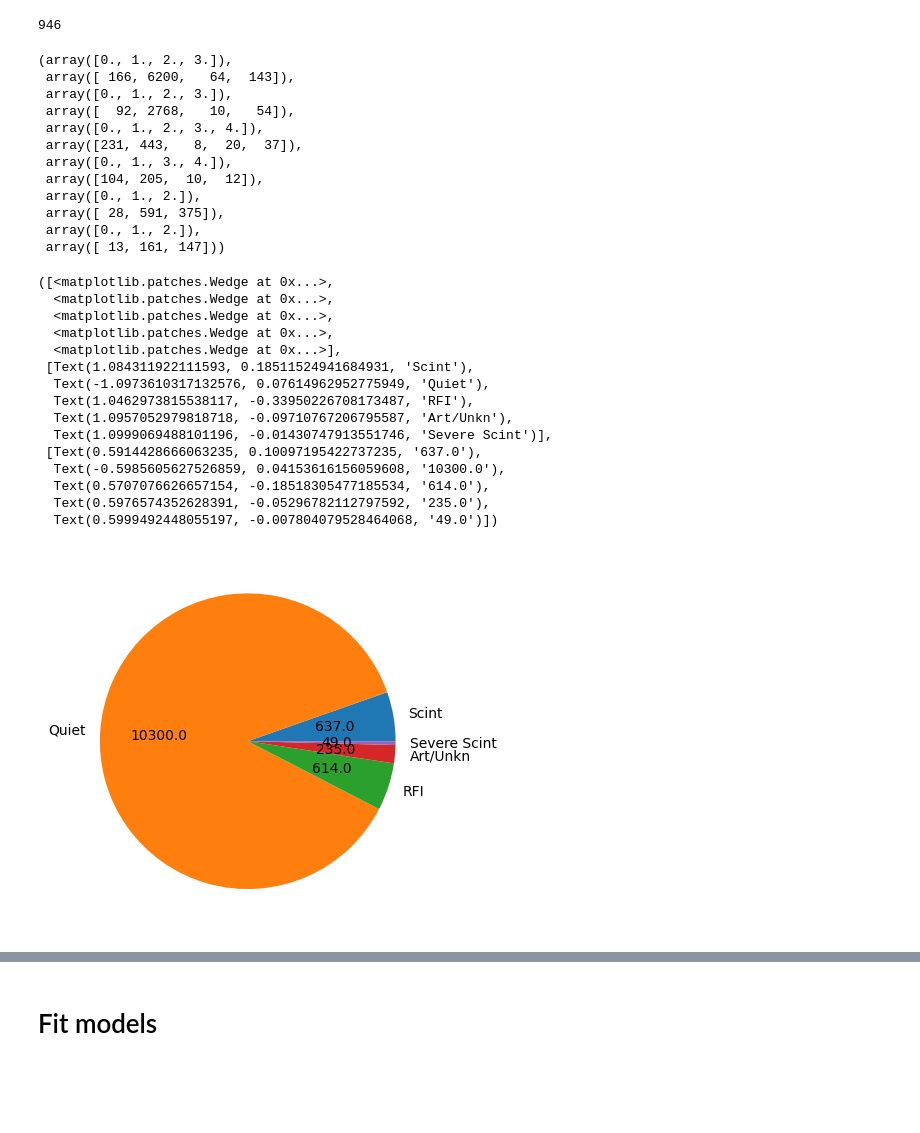
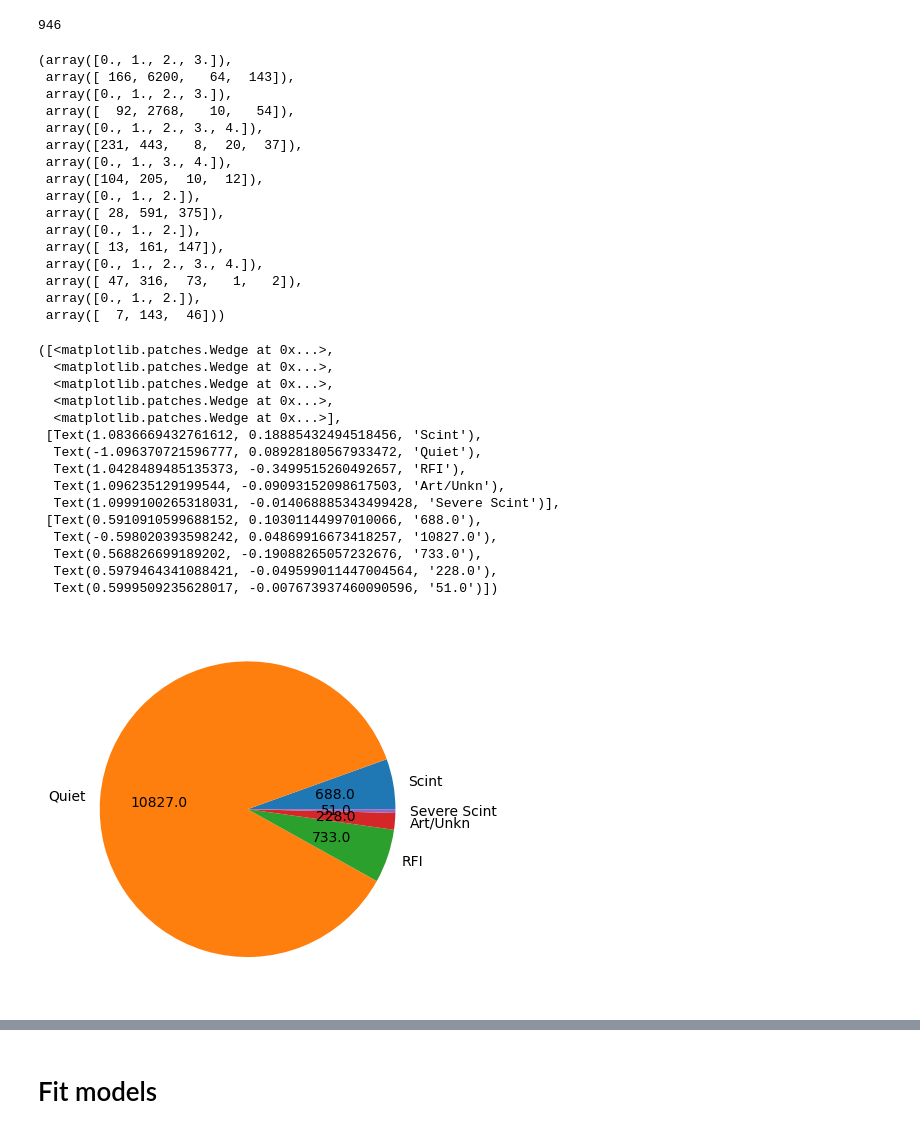
Before and after one commit to timdittmann/leo-ml, a Jupyter notebook: notebooks/ml-pipeline-multi.ipynb, the cells around one changed output, grey strips where cells are left out. Drawn from its saved outputs; the diff is of its cells as text; code cells hidden in the pictures; blank space fills up the shorter version.

```diff
--- a/notebooks/ml-pipeline-multi.ipynb
+++ b/notebooks/ml-pipeline-multi.ipynb
@@ -391,7 +391,7 @@ y_train=y_train[y_train!=4]
 #X_test=np.vstack([X_test0,X_test1, X_test2])
 y_test=np.where(y_test == 4,1, y_test)
 # %%
-np.unique(y_train0, return_counts = True) + np.unique(y_test0, return_counts = True) +np.unique(y_train1, return_counts = True) + np.unique(y_test1, return_counts = True) +np.unique(y_train2, return_counts = True) + np.unique(y_test2, return_counts = True)
+np.unique(y_train0, return_counts = True) + np.unique(y_test0, return_counts = True) +np.unique(y_train1, return_counts = True) + np.unique(y_test1, return_counts = True) +np.unique(y_train2, return_counts = True) + np.unique(y_test2, return_counts = True)+np.unique(y_train3, return_counts = True) + np.unique(y_test3, return_counts = True)
 # %% [output]
 (array([0., 1., 2., 3.]),
  array([ 166, 6200,   64,  143]),
@@ -404,36 +404,40 @@ np.unique(y_train0, return_counts = True) + np.unique(y_test0, return_counts = T
  array([0., 1., 2.]),
  array([ 28, 591, 375]),
  array([0., 1., 2.]),
- array([ 13, 161, 147]))
+ array([ 13, 161, 147]),
+ array([0., 1., 2., 3., 4.]),
+ array([ 47, 316,  73,   1,   2]),
+ array([0., 1., 2.]),
+ array([  7, 143,  46]))
 # %%
 vals=np.array([511+127, 5962+1490, 3+1, 482+122, 169+43, 2423+605, 54+13])
 vals=np.array([209+52, 5108+1277, 0, 59+15, 110+28, 2156+539, 54+13])
-vals=np.array([168+93+231+104+28+13, 6439+2461+443+205+591+161, 72+2+8+10+375+147, 152+53+20+10, 37+12])
+vals=np.array([166+92+231+104+28+13+47+7, 6200+2768+443+205+591+161+316+143, 64+10+8+10+375+147+73+46, 143+54+20+10+1, 37+12+2])
 val_lab=["Scint", "Quiet", "RFI", "Art/Unkn", "Severe Scint"]
 
 def absolute_value(val):
     a  = np.round(val/100.*vals.sum(), 0)
     return a
 
 fig, ax = plt.subplots()
 ax.pie(vals, labels=val_lab, autopct=absolute_value)
 # %% [output]
 ([<matplotlib.patches.Wedge at 0x...>,
   <matplotlib.patches.Wedge at 0x...>,
   <matplotlib.patches.Wedge at 0x...>,
   <matplotlib.patches.Wedge at 0x...>,
   <matplotlib.patches.Wedge at 0x...>],
- [Text(1.084311922111593, 0.18511524941684931, 'Scint'),
-  Text(-1.0973610317132576, 0.07614962952775949, 'Quiet'),
-  Text(1.0462973815538117, -0.33950226708173487, 'RFI'),
-  Text(1.0957052979818718, -0.09710767206795587, 'Art/Unkn'),
-  Text(1.0999069488101196, -0.01430747913551746, 'Severe Scint')],
- [Text(0.5914428666063235, 0.10097195422737235, '637.0'),
-  Text(-0.5985605627526859, 0.04153616156059608, '10300.0'),
-  Text(0.5707076626657154, -0.18518305477185534, '614.0'),
-  Text(0.5976574352628391, -0.05296782112797592, '235.0'),
-  Text(0.5999492448055197, -0.007804079528464068, '49.0')])
+ [Text(1.0836669432761612, 0.18885432494518456, 'Scint'),
+  Text(-1.096370721596777, 0.08928180567933472, 'Quiet'),
+  Text(1.0428489485135373, -0.3499515260492657, 'RFI'),
+  Text(1.096235129199544, -0.09093152098617503, 'Art/Unkn'),
+  Text(1.0999100265318031, -0.014068885343499428, 'Severe Scint')],
+ [Text(0.5910910599688152, 0.10301144997010066, '688.0'),
+  Text(-0.598020393598242, 0.04869916673418257, '10827.0'),
+  Text(0.568826699189202, -0.19088265057232676, '733.0'),
+  Text(0.5979464341088421, -0.049599011447004564, '228.0'),
+  Text(0.5999509235628017, -0.007673937460090596, '51.0')])
-[figure, old version]
+[figure, new version]
 # %%
 patches, texts = plt.pie(vals, startangle=90, radius=1.2)
 labels = ['{0} - {1}'.format(i,j) for i,j in zip(val_lab, vals)]
```
Also changed, not shown: parts of 1 cell of this notebook, 5 other files.
